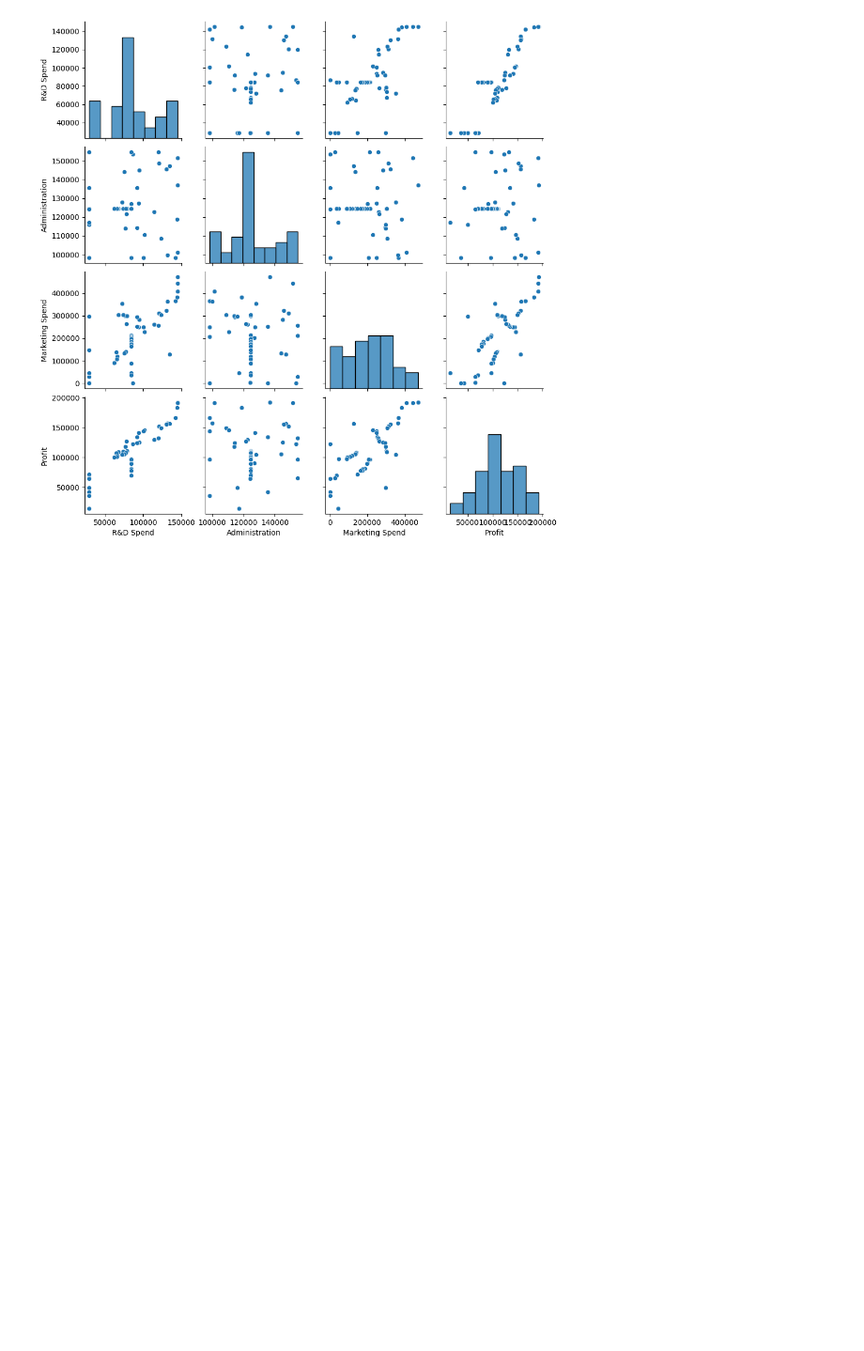
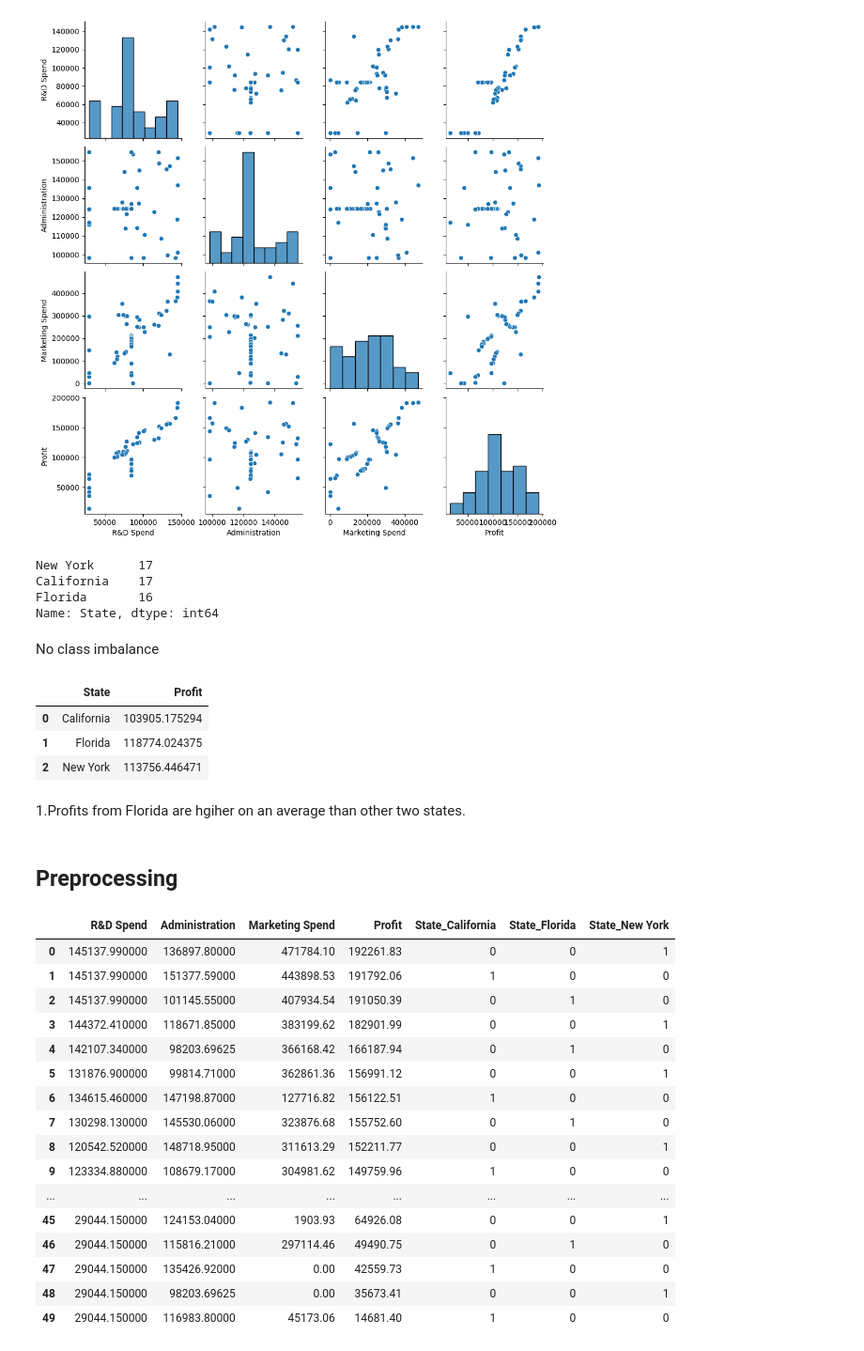
Before and after one commit to devroopsaha744/MLCOE-TASK-2, a Jupyter notebook: MLCOE_task_2_Regression_Task.ipynb, the cells around one changed output. Shown at 94% size. Drawn from its saved outputs; the diff is of its cells as text; code cells hidden in the pictures; blank space fills up the shorter version.

```diff
--- a/MLCOE_task_2_Regression_Task.ipynb
+++ b/MLCOE_task_2_Regression_Task.ipynb
@@ -8,7 +10,7 @@ import matplotlib.pyplot as plt
 # %% [markdown]
 ## **Data Collection and Cleaning**
 # %%
-df = pd.read_csv("/content/50_Startups dataset.csv")
+df = pd.read_csv("/content/50_Startups.csv")
 # %%
 df
 # %% [output]
@@ -145,3 +147,13 @@ sns.pairplot(df)
 # %% [output]
 <seaborn.axisgrid.PairGrid at 0x...>
 [figure]
+# %%
+#Analysing the states column
+df['State'].value_counts()
+# %% [output]
+New York      17
+California    17
+Florida       16
+Name: State, dtype: int64
+# %% [markdown]
+No class imbalance
@@ -147,0 +162,32 @@ sns.pairplot(df)
+# %%
+st
+# %% [output]
+|  | State | Profit |
+| 0 | California | 103905.175294 |
+| 1 | Florida | 118774.024375 |
+| 2 | New York | 113756.446471 |
+# %% [markdown]
+1.Profits from Florida are hgiher on an average than other two states.
+# %% [markdown]
+## **Preprocessing**
+# %%
+df =pd.get_dummies(df)
+df
+# %% [output]
+|  | R&D Spend | Administration | Marketing Spend | Profit | State_California | State_Florida | State_New York |
+| 0 | 145137.990000 | 136897.80000 | 471784.10 | 192261.83 | 0 | 0 | 1 |
+| 1 | 145137.990000 | 151377.59000 | 443898.53 | 191792.06 | 1 | 0 | 0 |
+| 2 | 145137.990000 | 101145.55000 | 407934.54 | 191050.39 | 0 | 1 | 0 |
+| 3 | 144372.410000 | 118671.85000 | 383199.62 | 182901.99 | 0 | 0 | 1 |
+| 4 | 142107.340000 | 98203.69625 | 366168.42 | 166187.94 | 0 | 1 | 0 |
+| 5 | 131876.900000 | 99814.71000 | 362861.36 | 156991.12 | 0 | 0 | 1 |
+| 6 | 134615.460000 | 147198.87000 | 127716.82 | 156122.51 | 1 | 0 | 0 |
+| 7 | 130298.130000 | 145530.06000 | 323876.68 | 155752.60 | 0 | 1 | 0 |
+| 8 | 120542.520000 | 148718.95000 | 311613.29 | 152211.77 | 0 | 0 | 1 |
+| 9 | 123334.880000 | 108679.17000 | 304981.62 | 149759.96 | 1 | 0 | 0 |
+| ... | ... | ... | ... | ... | ... | ... | ... |
+| 45 | 29044.150000 | 124153.04000 | 1903.93 | 64926.08 | 0 | 0 | 1 |
+| 46 | 29044.150000 | 115816.21000 | 297114.46 | 49490.75 | 0 | 1 | 0 |
+| 47 | 29044.150000 | 135426.92000 | 0.00 | 42559.73 | 1 | 0 | 0 |
+| 48 | 29044.150000 | 98203.69625 | 0.00 | 35673.41 | 0 | 0 | 1 |
+| 49 | 29044.150000 | 116983.80000 | 45173.06 | 14681.40 | 1 | 0 | 0 |
```
Also changed, not shown: parts of 11 cells of this notebook.
